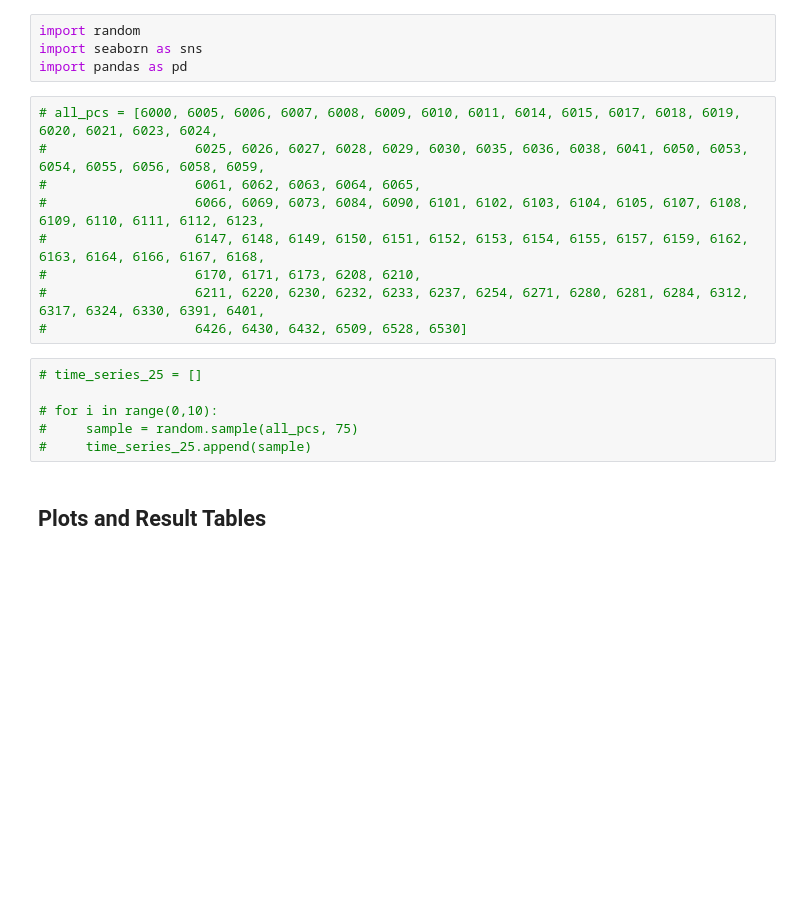
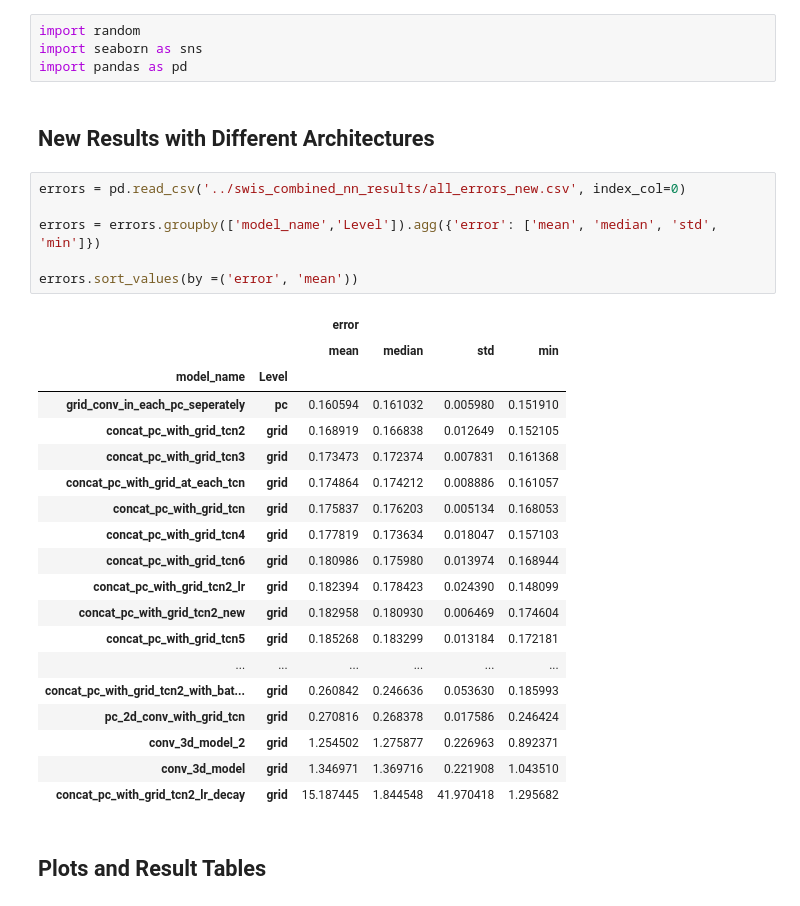
Before and after one commit to ManeeshaPerera/HTCNN-Forecasting, a Jupyter notebook: notebooks/swis_random_sample_results.ipynb, the cells around one changed output. Drawn from its saved outputs; the diff is of its cells as text; blank space fills up the shorter version.

Commit message:
error calculation updated

```diff
--- a/notebooks/swis_random_sample_results.ipynb
+++ b/notebooks/swis_random_sample_results.ipynb
@@ -2,21 +2,34 @@
 import random
 import seaborn as sns
 import pandas as pd
-# %%
-# all_pcs = [6000, 6005, 6006, 6007, 6008, 6009, 6010, 6011, 6014, 6015, 6017, 6018, 6019, 6020, 6021, 6023, 6024,
-#                   6025, 6026, 6027, 6028, 6029, 6030, 6035, 6036, 6038, 6041, 6050, 6053, 6054, 6055, 6056, 6058, 6059,
-#                   6061, 6062, 6063, 6064, 6065,
-#                   6066, 6069, 6073, 6084, 6090, 6101, 6102, 6103, 6104, 6105, 6107, 6108, 6109, 6110, 6111, 6112, 6123,
-#                   6147, 6148, 6149, 6150, 6151, 6152, 6153, 6154, 6155, 6157, 6159, 6162, 6163, 6164, 6166, 6167, 6168,
-#                   6170, 6171, 6173, 6208, 6210,
-#                   6211, 6220, 6230, 6232, 6233, 6237, 6254, 6271, 6280, 6281, 6284, 6312, 6317, 6324, 6330, 6391, 6401,
-#                   6426, 6430, 6432, 6509, 6528, 6530]
-# %%
-# time_series_25 = []
-
-# for i in range(0,10):
-#     sample = random.sample(all_pcs, 75)
-#     time_series_25.append(sample)
+# %% [markdown]
+## New Results with Different Architectures
+# %%
+errors = pd.read_csv('../swis_combined_nn_results/all_errors_new.csv', index_col=0)
+
+errors = errors.groupby(['model_name','Level']).agg({'error': ['mean', 'median', 'std', 'min']})
+
+errors.sort_values(by =('error', 'mean'))
+# %% [output]
+|  |  | error |  |  |  |
+|  |  | mean | median | std | min |
+| model_name | Level |  |  |  |  |
+| grid_conv_in_each_pc_seperately | pc | 0.160594 | 0.161032 | 0.005980 | 0.151910 |
+| concat_pc_with_grid_tcn2 | grid | 0.168919 | 0.166838 | 0.012649 | 0.152105 |
+| concat_pc_with_grid_tcn3 | grid | 0.173473 | 0.172374 | 0.007831 | 0.161368 |
+| concat_pc_with_grid_at_each_tcn | grid | 0.174864 | 0.174212 | 0.008886 | 0.161057 |
+| concat_pc_with_grid_tcn | grid | 0.175837 | 0.176203 | 0.005134 | 0.168053 |
+| concat_pc_with_grid_tcn4 | grid | 0.177819 | 0.173634 | 0.018047 | 0.157103 |
+| concat_pc_with_grid_tcn6 | grid | 0.180986 | 0.175980 | 0.013974 | 0.168944 |
+| concat_pc_with_grid_tcn2_lr | grid | 0.182394 | 0.178423 | 0.024390 | 0.148099 |
+| concat_pc_with_grid_tcn2_new | grid | 0.182958 | 0.180930 | 0.006469 | 0.174604 |
+| concat_pc_with_grid_tcn5 | grid | 0.185268 | 0.183299 | 0.013184 | 0.172181 |
+| ... | ... | ... | ... | ... | ... |
+| concat_pc_with_grid_tcn2_with_bat... | grid | 0.260842 | 0.246636 | 0.053630 | 0.185993 |
+| pc_2d_conv_with_grid_tcn | grid | 0.270816 | 0.268378 | 0.017586 | 0.246424 |
+| conv_3d_model_2 | grid | 1.254502 | 1.275877 | 0.226963 | 0.892371 |
+| conv_3d_model | grid | 1.346971 | 1.369716 | 0.221908 | 1.043510 |
+| concat_pc_with_grid_tcn2_lr_decay | grid | 15.187445 | 1.844548 | 41.970418 | 1.295682 |
 # %% [markdown]
 ## Plots and Result Tables
 # %%
```
Also changed, not shown: parts of 31 cells of this notebook, 4 other files.
